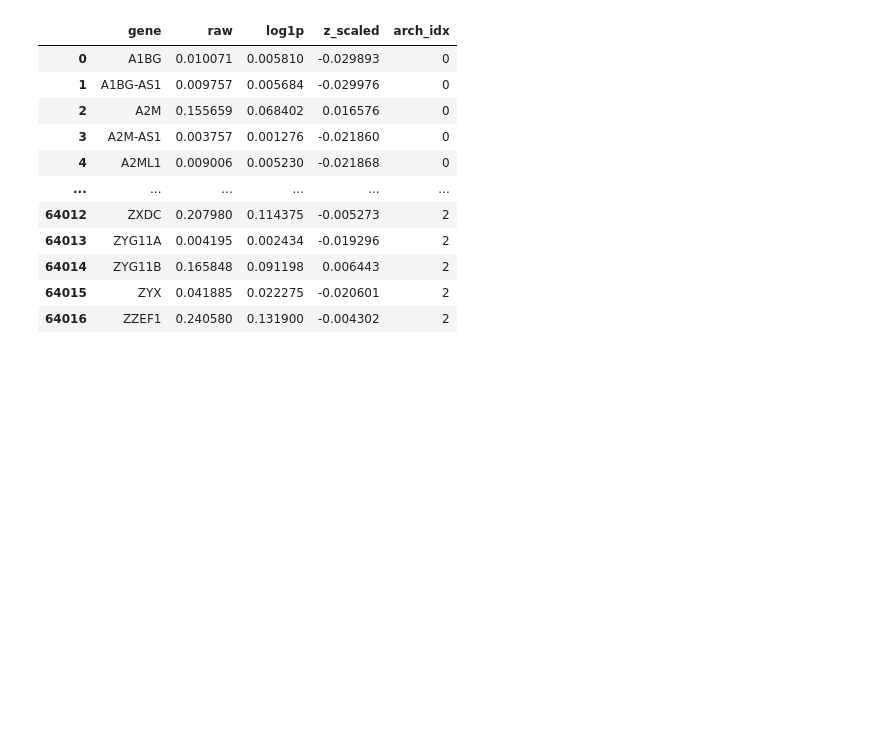
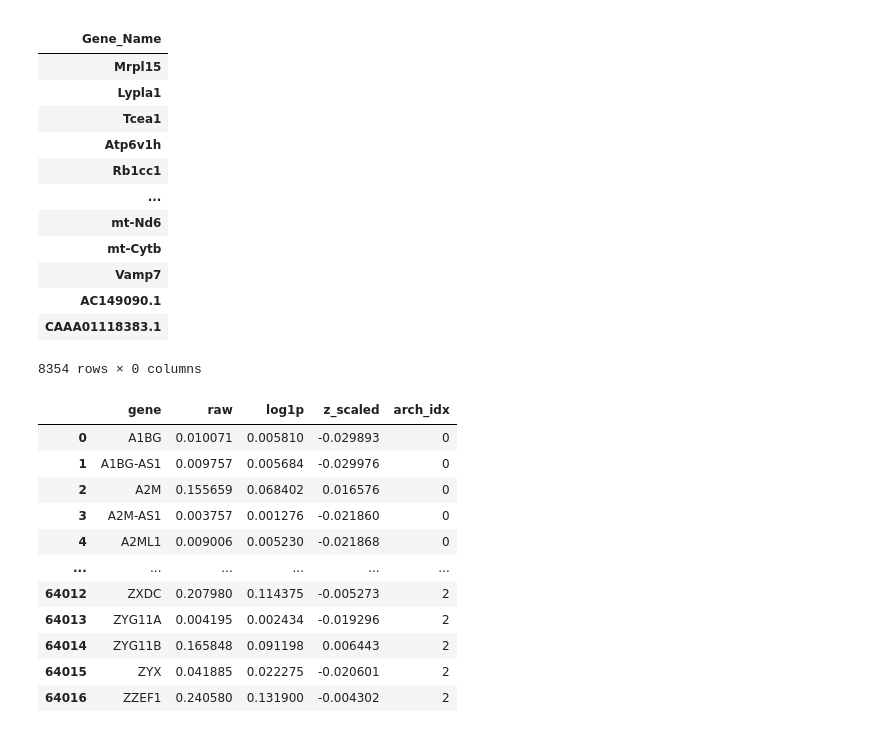
Before and after one commit to saezlab/ParTIpy_paper, a Jupyter notebook: fibroblast_cross_condition.ipynb, the cells around one changed output. Drawn from its saved outputs; the diff is of its cells as text; code cells hidden in the pictures; blank space fills up the shorter version.

```diff
--- a/fibroblast_cross_condition.ipynb
+++ b/fibroblast_cross_condition.ipynb
@@ -0,0 +1,7 @@
+# %%
+from pathlib import Path
+from partipy.datasets import load_hepatocyte_data_2
+
+# input
+data_directory = Path("data")
+adata = load_hepatocyte_data_2(data_dir=data_directory)
@@ -0,0 +50,17 @@
+# %%
+adata.var
+# %% [output]
+|  |
+| Gene_Name |
+| Mrpl15 |
+| Lypla1 |
+| Tcea1 |
+| Atp6v1h |
+| Rb1cc1 |
+| ... |
+| mt-Nd6 |
+| mt-Cytb |
+| Vamp7 |
+| AC149090.1 |
+| CAAA01118383.1 |
+8354 rows × 0 columns
```
Also changed, not shown: parts of 4 cells of this notebook, 23 other files.
